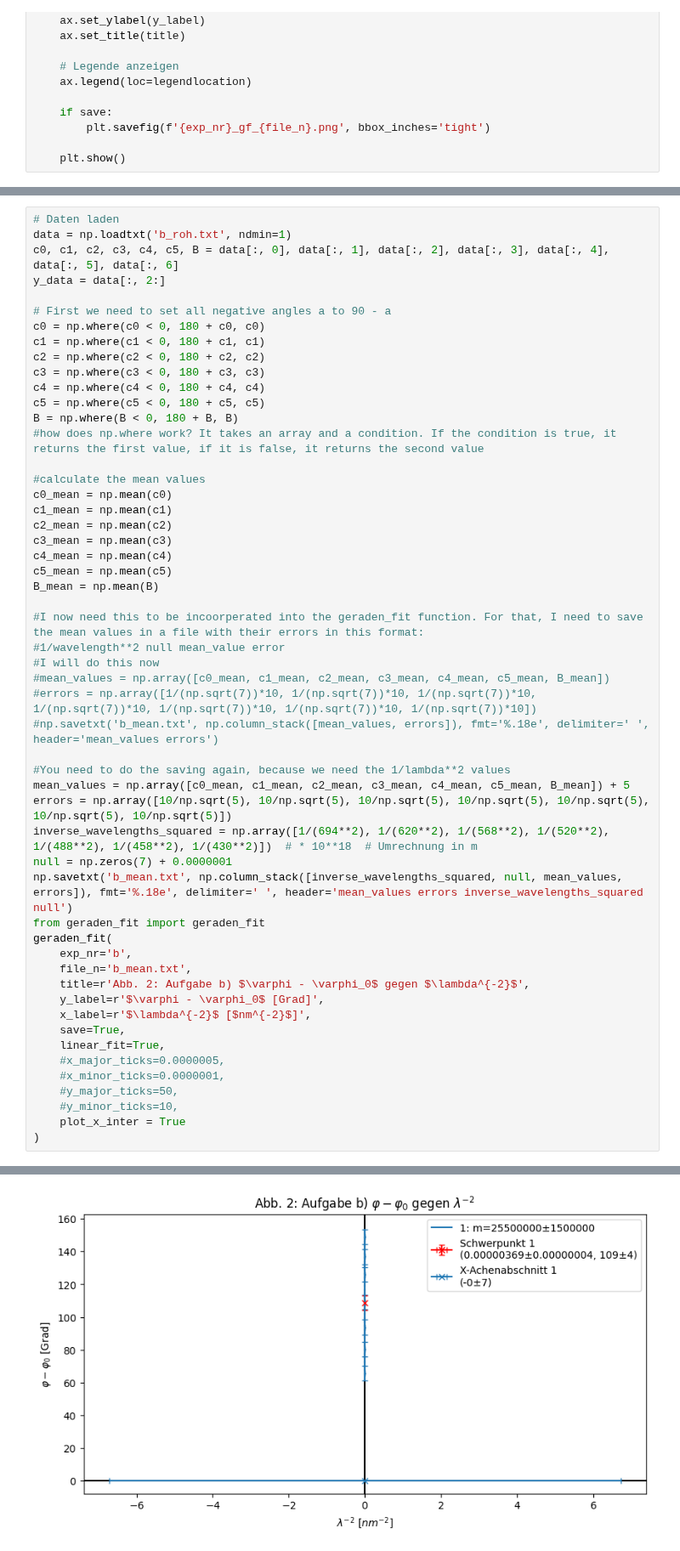
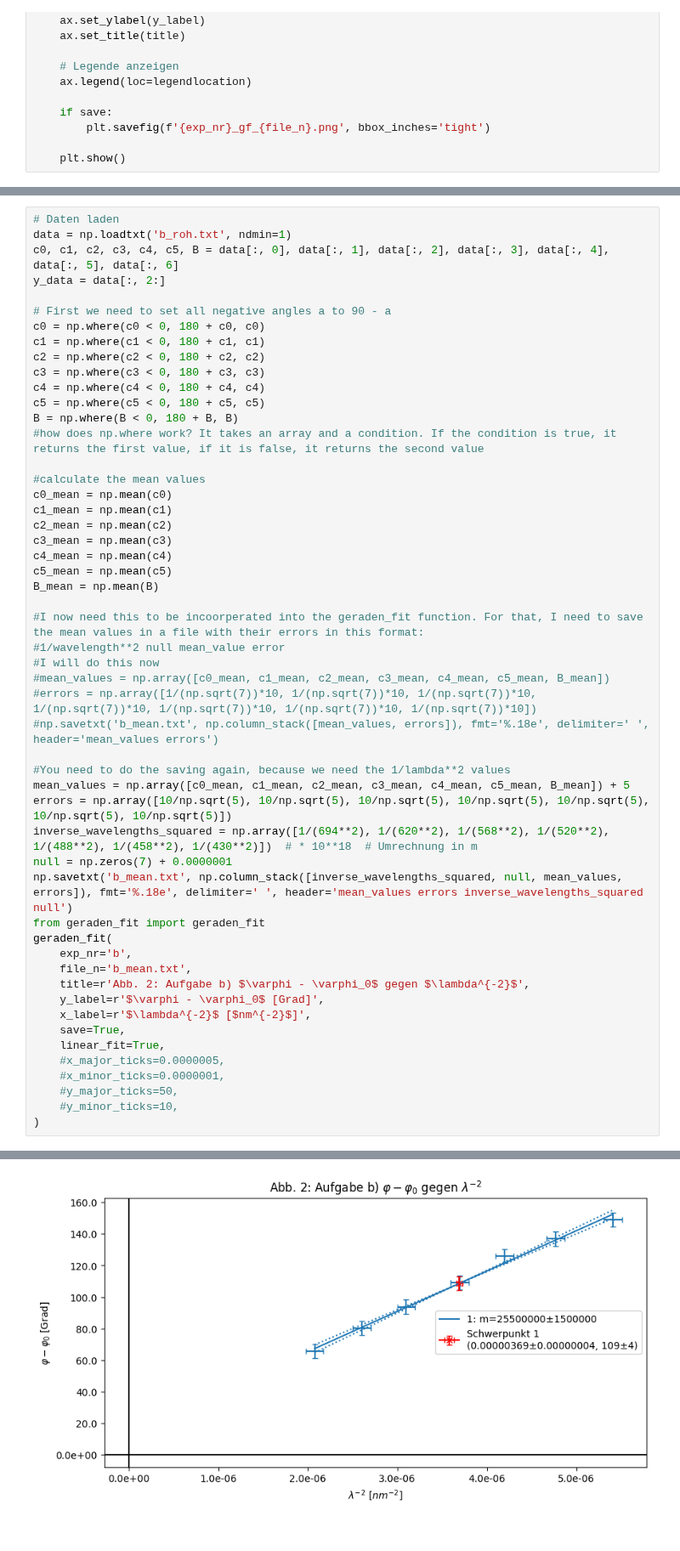
Before and after one commit to Patrixon0/data-analysis-plotting-tool, a Jupyter notebook: P3/Theo_Patrick/370/370_main.ipynb, the cells around one changed output, grey strips where cells are left out. Shown at 85% size. Cells and saved outputs as stored; diff of their text form.

```diff
--- a/P3/Theo_Patrick/370/370_main.ipynb
+++ b/P3/Theo_Patrick/370/370_main.ipynb
@@ -464,35 +464,34 @@ B_mean = np.mean(B)
 #I will do this now
 #mean_values = np.array([c0_mean, c1_mean, c2_mean, c3_mean, c4_mean, c5_mean, B_mean])
 #errors = np.array([1/(np.sqrt(7))*10, 1/(np.sqrt(7))*10, 1/(np.sqrt(7))*10, 1/(np.sqrt(7))*10, 1/(np.sqrt(7))*10, 1/(np.sqrt(7))*10, 1/(np.sqrt(7))*10])
 #np.savetxt('b_mean.txt', np.column_stack([mean_values, errors]), fmt='%.18e', delimiter=' ', header='mean_values errors')
 
 #You need to do the saving again, because we need the 1/lambda**2 values
 mean_values = np.array([c0_mean, c1_mean, c2_mean, c3_mean, c4_mean, c5_mean, B_mean]) + 5
 errors = np.array([10/np.sqrt(5), 10/np.sqrt(5), 10/np.sqrt(5), 10/np.sqrt(5), 10/np.sqrt(5), 10/np.sqrt(5), 10/np.sqrt(5)])
 inverse_wavelengths_squared = np.array([1/(694**2), 1/(620**2), 1/(568**2), 1/(520**2), 1/(488**2), 1/(458**2), 1/(430**2)])  # * 10**18  # Umrechnung in m
 null = np.zeros(7) + 0.0000001
 np.savetxt('b_mean.txt', np.column_stack([inverse_wavelengths_squared, null, mean_values, errors]), fmt='%.18e', delimiter=' ', header='mean_values errors inverse_wavelengths_squared null')
 from geraden_fit import geraden_fit
 geraden_fit(
     exp_nr='b',
     file_n='b_mean.txt',
     title=r'Abb. 2: Aufgabe b) $\varphi - \varphi_0$ gegen $\lambda^{-2}$',
     y_label=r'$\varphi - \varphi_0$ [Grad]',
     x_label=r'$\lambda^{-2}$ [$nm^{-2}$]',
     save=True,
     linear_fit=True,
     #x_major_ticks=0.0000005,
     #x_minor_ticks=0.0000001,
     #y_major_ticks=50,
     #y_minor_ticks=10,
-    plot_x_inter = True
 )
 # %% [output]
 Fit-Ergebnisse für 1:
 Schwerpunkt: (0.00000369 ± 0.00000004, 109 ± 4)
 Steigung: 25500000 ± 1500000
 Y-Achsenabschnitt: 14 ± 6
-[figure, old version]
+[figure, new version]
 # %%
 # Berechnung spezifisches Drehvermögen
 A = 14
```
Also changed, not shown: parts of 2 cells of this notebook, 11 other files.
